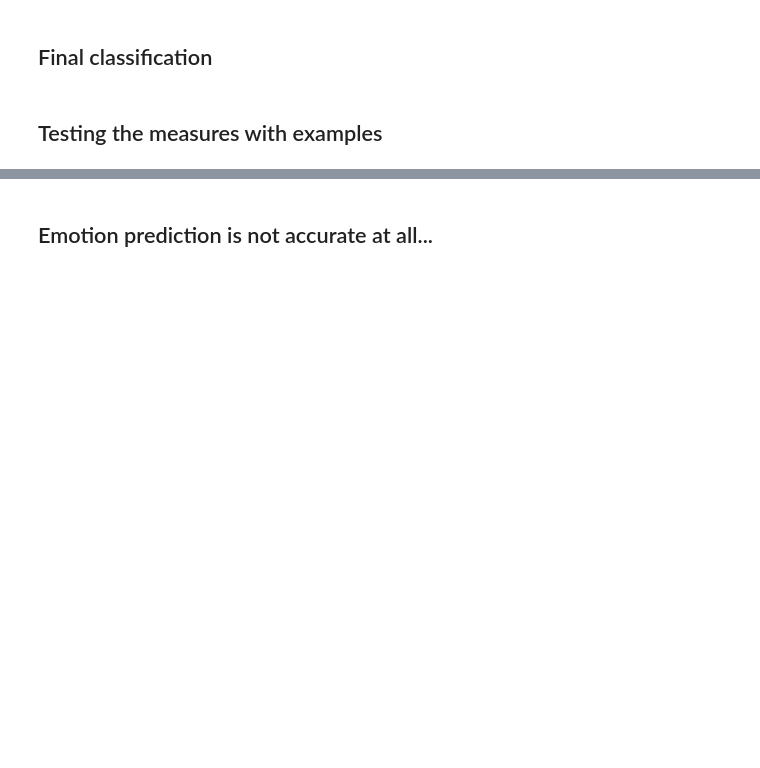
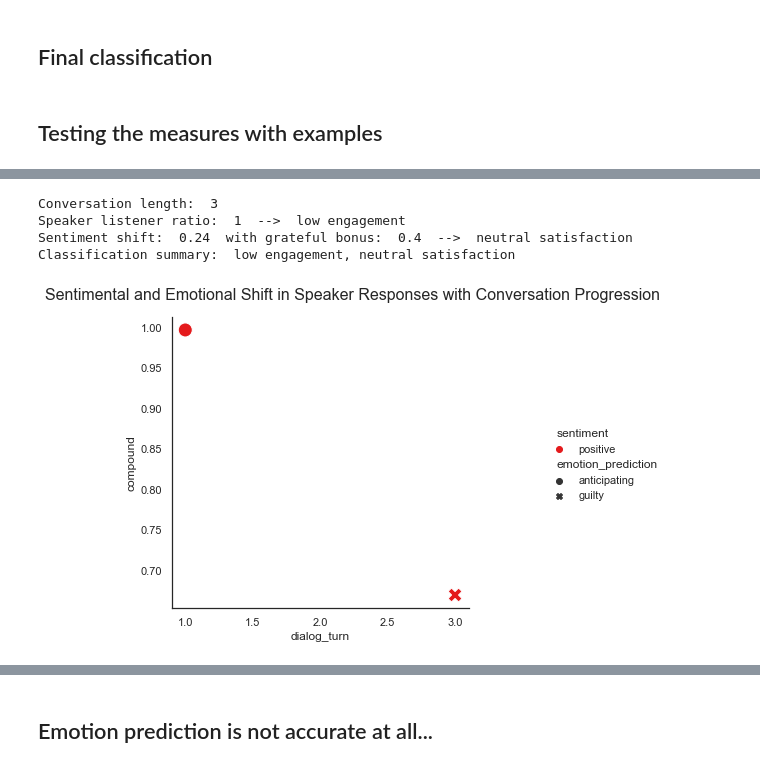
Before and after one commit to cetsen/therapeutic-chatbot, a Jupyter notebook: engagement_satisfaction.ipynb, the cells around one changed output, grey strips where cells are left out. Saved outputs shown, nothing was run; the diff lists cells and outputs as text; code cells hidden in the pictures; blank space fills up the shorter version.

```diff
--- a/engagement_satisfaction.ipynb
+++ b/engagement_satisfaction.ipynb
@@ -103,13 +103,13 @@ Unfortunately, the emotion predictions are very inaccurate. Normally, we could h
 # %% [markdown]
 ### Shift of sentiment in speaker responses (sentiment trend)
 # %%
-def plot_emotion_sentiment():
+def plot_emotion_sentiment(speaker_responses):
     sns.set_theme(style="white")
     g = sns.relplot(x="dialog_turn", y="compound", hue="sentiment", style="emotion_prediction", palette="Set1",data=speaker_responses, s=200)
     g.fig.suptitle('Sentimental and Emotional Shift in Speaker Responses with Conversation Progression', fontsize=16)
     g.fig.subplots_adjust(top=0.9);
 # %%
-def calculate_satisfaction():
+def calculate_satisfaction(speaker_responses, conversation):
     satisfaction = ""
 
     f = np.polyfit(speaker_responses['dialog_turn'], speaker_responses['compound'], deg=1)
@@ -179,14 +176,16 @@ def check_lexical_details():
 # %% [markdown]
 ## Final classification
 # %%
-def classify_conversation(conversation):
-    return str(calculate_engagement()[1] + ", " + calculate_satisfaction()[1])
+def classify_conversation(speaker_responses, num_speaker_responses, num_listener_responses, conversation):
+    return str(calculate_engagement(speaker_responses, num_speaker_responses, num_listener_responses)[1] + ", " + calculate_satisfaction(speaker_responses, conversation)[1])
 # %% [markdown]
 ## Testing the measures with examples
 # %%
 def test_examples(conversation_id):
-    plot_emotion_sentiment()
+    conversation = df[df["conversation_id"] == conversation_id]
+    speaker, listener, speaker_responses, listener_responses, num_speaker_responses, num_listener_responses = extract_responses(conversation)
+    plot_emotion_sentiment(speaker_responses)
     print("Conversation length: ", len(conversation))
-    print("Speaker listener ratio: ", calculate_engagement()[0], " --> ", calculate_engagement()[1])
-    print("Sentiment shift: ", calculate_satisfaction()[0], " with grateful bonus: ", calculate_satisfaction()[2], " --> ", calculate_satisfaction()[1])
-    print("Classification summary: ", classify_conversation(conversation))
+    print("Speaker listener ratio: ", calculate_engagement(speaker_responses, num_speaker_responses, num_listener_responses)[0], " --> ", calculate_engagement(speaker_responses, num_speaker_responses, num_listener_responses)[1])
+    print("Sentiment shift: ", calculate_satisfaction(speaker_responses, conversation)[0], " with grateful bonus: ", calculate_satisfaction(speaker_responses, conversation)[2], " --> ", calculate_satisfaction(speaker_responses, conversation)[1])
+    print("Classification summary: ", classify_conversation(speaker_responses, num_speaker_responses, num_listener_responses, conversation))
@@ -215,0 +192,8 @@ conversation
+# %%
+test_examples(23)
+# %% [output]
+Conversation length:  3
+Speaker listener ratio:  1  -->  low engagement
+Sentiment shift:  0.24  with grateful bonus:  0.4  -->  neutral satisfaction
+Classification summary:  low engagement, neutral satisfaction
+[figure, added]
```
Also changed, not shown: parts of 18 cells of this notebook.
